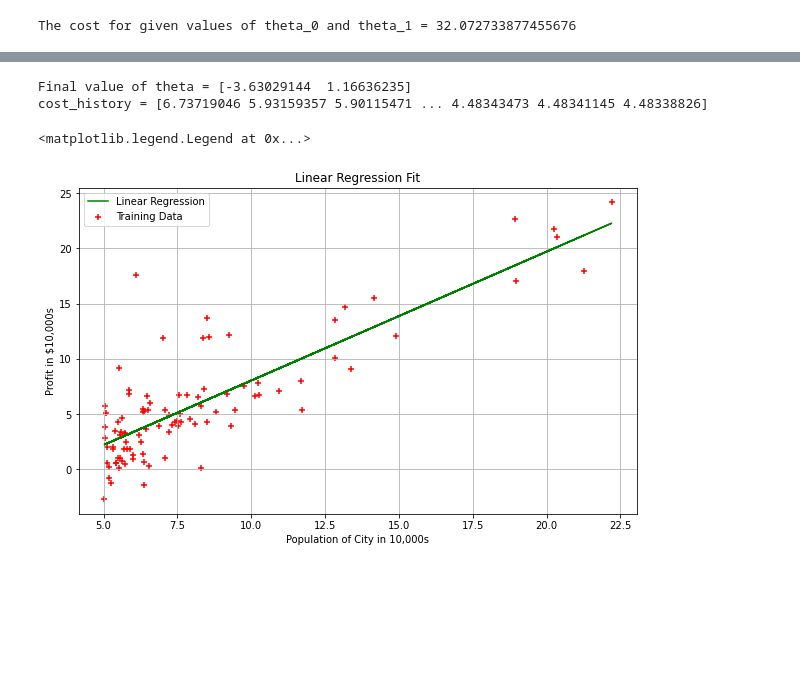
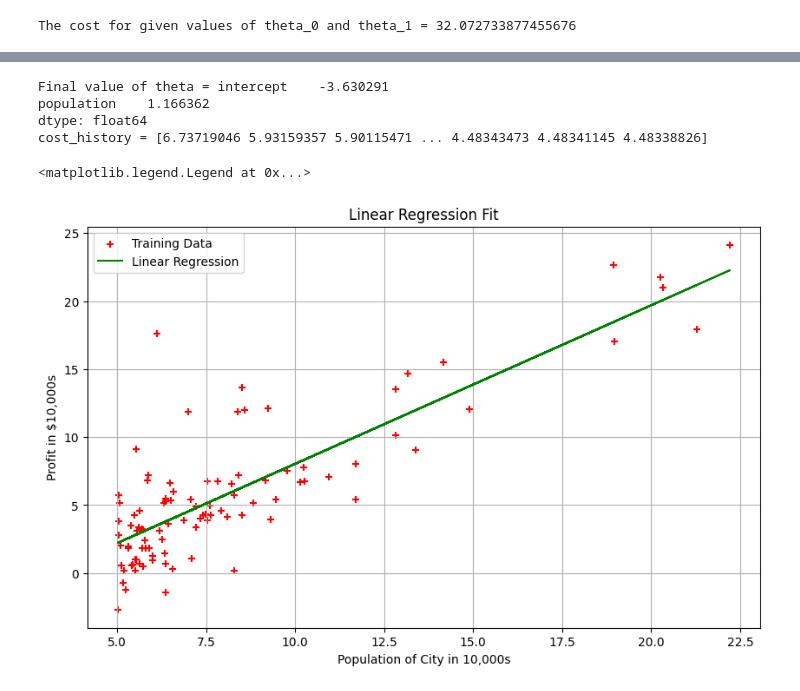
Before and after one commit to Farah-Deeba-UNCC/Introduction-to-ML, a Jupyter notebook: Notebooks/9-LinearRegression.ipynb, the cells around one changed output, grey strips where cells are left out. Saved outputs shown, nothing was run; the diff lists cells and outputs as text; code cells hidden in the pictures; blank space fills up the shorter version.

```diff
--- a/Notebooks/9-LinearRegression.ipynb
+++ b/Notebooks/9-LinearRegression.ipynb
@@ -100,7 +98,6 @@ def compute_cost(X, y, theta):
   return J
 # %%
 # Lets compute the cost for theta values
-cost = compute_cost(X, y, theta)
-print('The cost for given values of theta_0 and theta_1 =', cost)
+print('The cost for given values of theta_0 and theta_1 =',cost )
 # %% [output]
 The cost for given values of theta_0 and theta_1 = 32.072733877455676
@@ -107,5 +106,5 @@ The cost for given values of theta_0 and theta_1 = 32.072733877455676
 # %%
-def gradient_descent(X, y, theta, alpha, iterations):
+def gradientDescent(X, y, theta, alpha, iterations):
   """
   Compute cost for linear regression.
 
@@ -130,10 +129,5 @@ def gradient_descent(X, y, theta, alpha, iterations):
     errors = np.subtract(predictions, y)
     sum_delta = (alpha / m) * X.transpose().dot(errors);
     theta = theta - sum_delta;
-    cost_history[i] = compute_cost(X, y, theta)
-
+    cost_history[i] = computeCost(X, y, theta)
   return theta, cost_history
-# %%
-theta = [0., 0.]
-iterations = 1500;
-alpha = 0.01;
@@ -140,25 +139,26 @@ alpha = 0.01;
 # %%
-
-theta, cost_history = gradient_descent(X, y, theta, alpha, iterations)
+theta, cost_history = gradientDescent(X, y, theta, alpha, iterations)
 print('Final value of theta =', theta)
 print('cost_history =', cost_history)
 # %% [output]
-Final value of theta = [-3.63029144  1.16636235]
+Final value of theta = intercept    -3.630291
+population    1.166362
+dtype: float64
 cost_history = [6.73719046 5.93159357 5.90115471 ... 4.48343473 4.48341145 4.48338826]
 # %%
 # Since X is list of list (feature matrix) lets take values of column of index 1 only
-plt.scatter(X[:,1], y, color='red', marker= '+', label= 'Training Data')
-plt.plot(X[:,1],X.dot(theta), color='green', label='Linear Regression')
+plt.scatter(X.population, y, color='red', marker= '+', label= 'Training Data')
+plt.plot(X.population, X.dot(theta), color='green', label='Linear Regression')
 
 plt.rcParams["figure.figsize"] = (10,6)
 plt.grid()
 plt.xlabel('Population of City in 10,000s')
 plt.ylabel('Profit in $10,000s')
 plt.title('Linear Regression Fit')
 plt.legend()
 # %% [output]
 <matplotlib.legend.Legend at 0x...>
-[figure, old version]
+[figure, new version]
 # %%
 plt.plot(range(1, iterations + 1),cost_history, color='blue')
 plt.rcParams["figure.figsize"] = (10,6)
```
Also changed, not shown: parts of 16 cells of this notebook.
